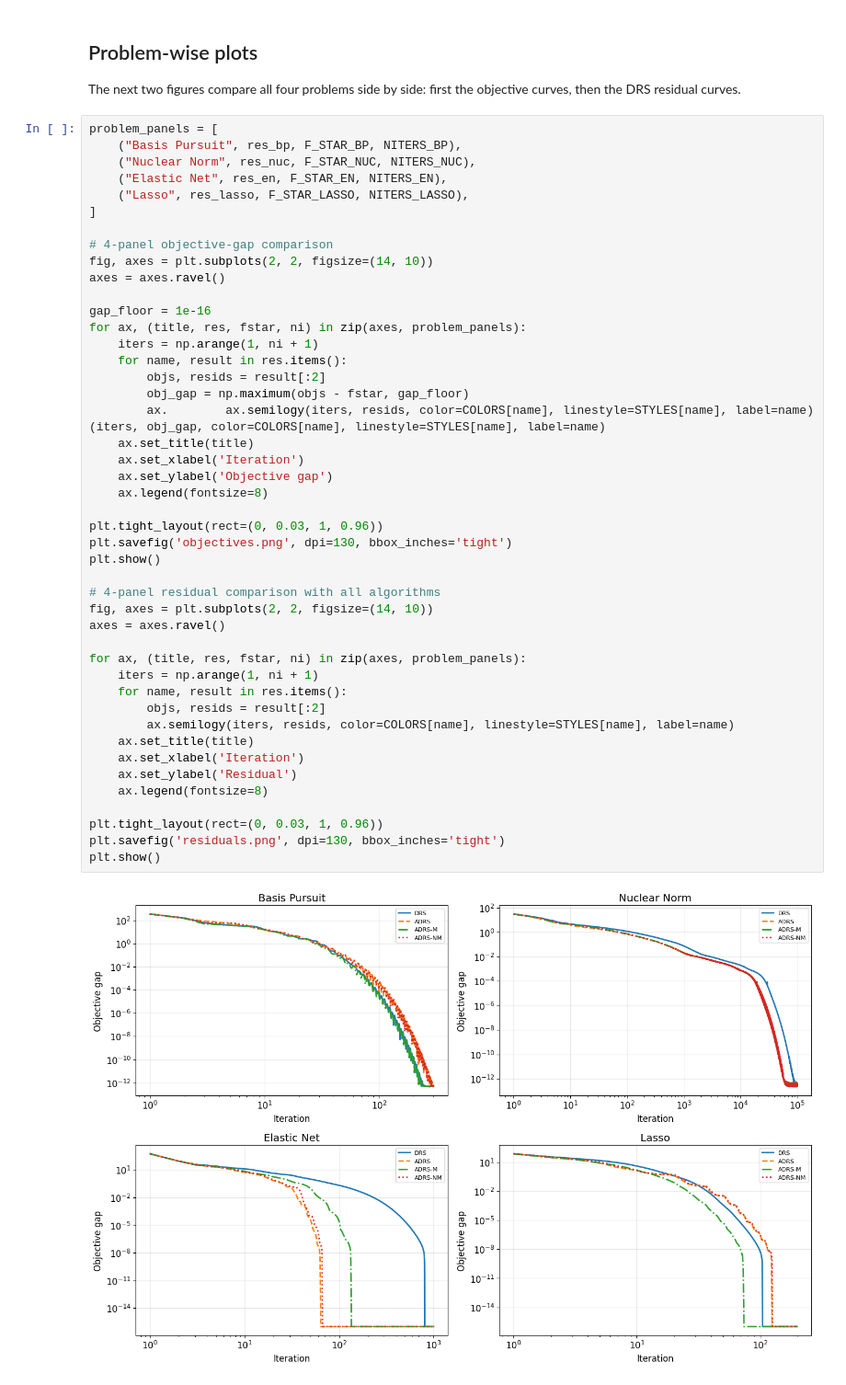
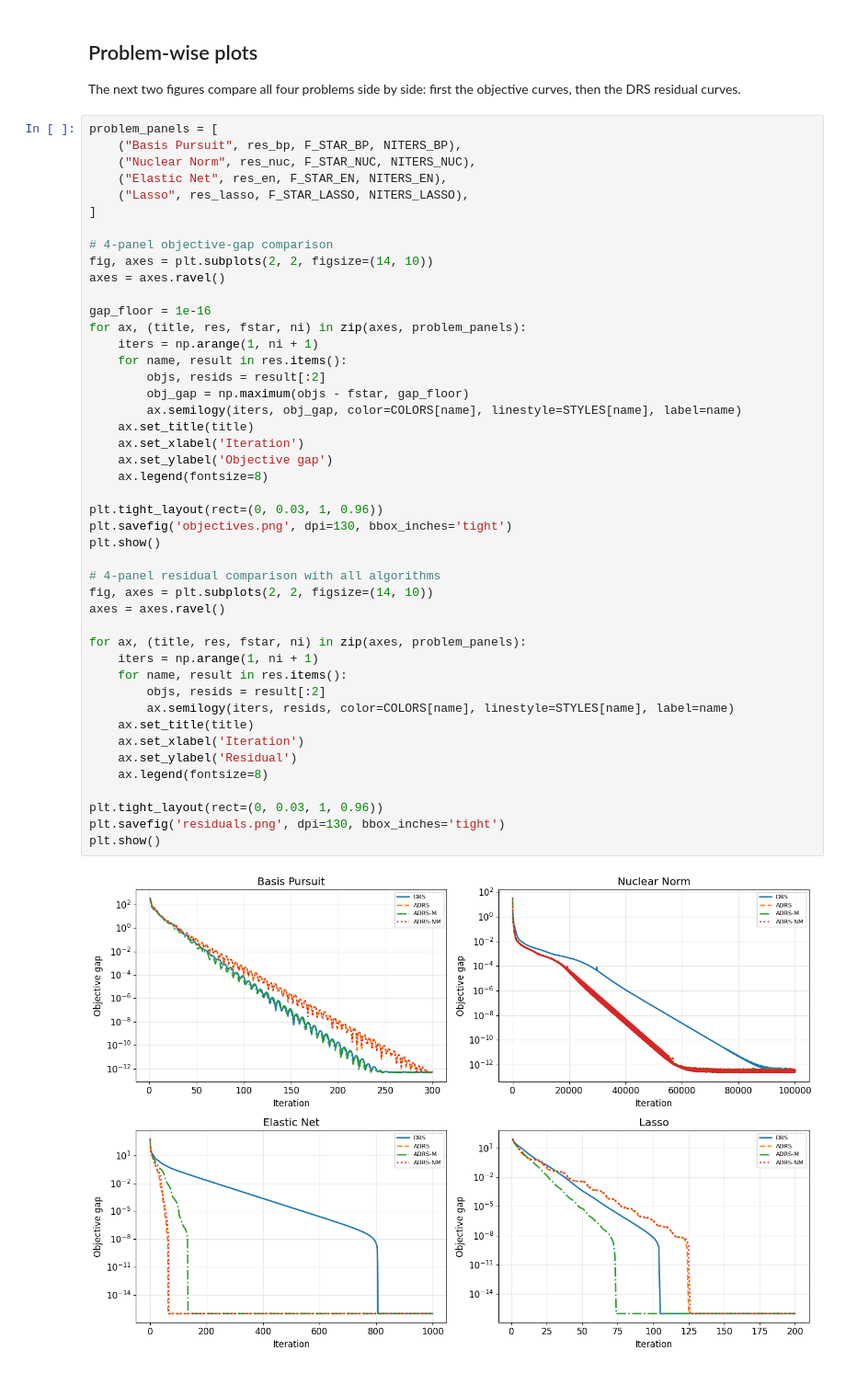
Before and after one commit to gmbabreu/Iterative-methods-project, a Jupyter notebook: adrs_three_problems.ipynb, the cells around one changed output. Shown at 92% size. Drawn from its saved outputs; the diff is of its cells as text.

```diff
--- a/adrs_three_problems.ipynb
+++ b/adrs_three_problems.ipynb
@@ -541,34 +541,33 @@ for ax, (title, res, fstar, ni) in zip(axes, problem_panels):
     for name, result in res.items():
         objs, resids = result[:2]
         obj_gap = np.maximum(objs - fstar, gap_floor)
-        ax.        ax.semilogy(iters, resids, color=COLORS[name], linestyle=STYLES[name], label=name)
-(iters, obj_gap, color=COLORS[name], linestyle=STYLES[name], label=name)
+        ax.semilogy(iters, obj_gap, color=COLORS[name], linestyle=STYLES[name], label=name)
     ax.set_title(title)
     ax.set_xlabel('Iteration')
     ax.set_ylabel('Objective gap')
     ax.legend(fontsize=8)
 
 plt.tight_layout(rect=(0, 0.03, 1, 0.96))
 plt.savefig('objectives.png', dpi=130, bbox_inches='tight')
 plt.show()
 
 # 4-panel residual comparison with all algorithms
 fig, axes = plt.subplots(2, 2, figsize=(14, 10))
 axes = axes.ravel()
 
 for ax, (title, res, fstar, ni) in zip(axes, problem_panels):
     iters = np.arange(1, ni + 1)
     for name, result in res.items():
         objs, resids = result[:2]
         ax.semilogy(iters, resids, color=COLORS[name], linestyle=STYLES[name], label=name)
     ax.set_title(title)
     ax.set_xlabel('Iteration')
     ax.set_ylabel('Residual')
     ax.legend(fontsize=8)
 
 plt.tight_layout(rect=(0, 0.03, 1, 0.96))
 plt.savefig('residuals.png', dpi=130, bbox_inches='tight')
 plt.show()
 # %% [output]
-[figure, old version]
+[figure, new version]
 [figure]
```
